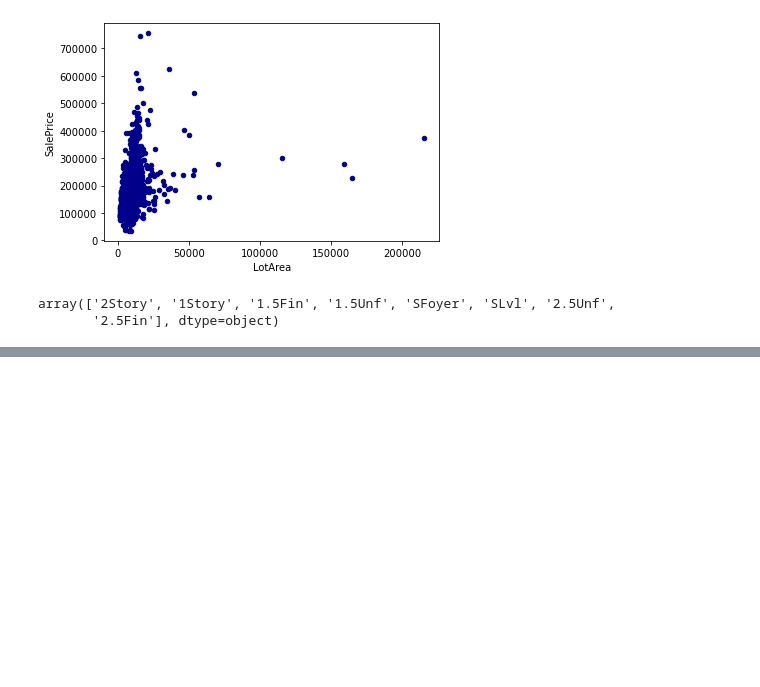
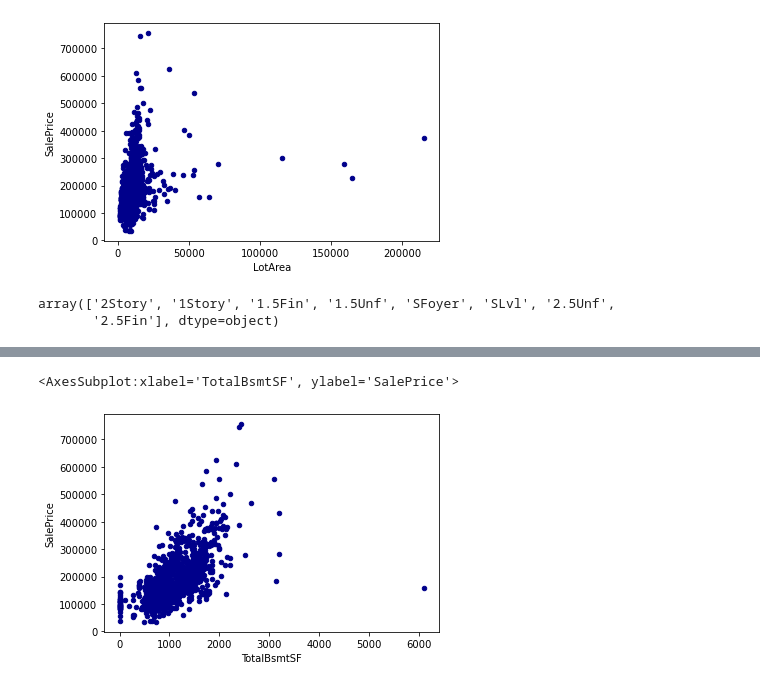
Before and after one commit to CS-521-A3/final-project-jaime-wang-and-Hilda-Guo, a Jupyter notebook: House_price.ipynb, the cells around one changed output, grey strips where cells are left out. Cells and saved outputs as stored; diff of their text form; code cells hidden in the pictures; blank space fills up the shorter version.

```diff
--- a/House_price.ipynb
+++ b/House_price.ipynb
@@ -115,0 +141,3 @@ array(['2Story', '1Story', '1.5Fin', '1.5Unf', 'SFoyer', 'SLvl', '2.5Unf',
+# %%
+df_SF = df[['TotalBsmtSF','SalePrice']]
+df_SF
@@ -115,0 +158,5 @@ array(['2Story', '1Story', '1.5Fin', '1.5Unf', 'SFoyer', 'SLvl', '2.5Unf',
+# %%
+df_SF.plot.scatter(x= 'TotalBsmtSF',y='SalePrice',c = 'darkblue')
+# %% [output]
+<AxesSubplot:xlabel='TotalBsmtSF', ylabel='SalePrice'>
+[figure, added]
```
Also changed, not shown: parts of 14 cells of this notebook.
